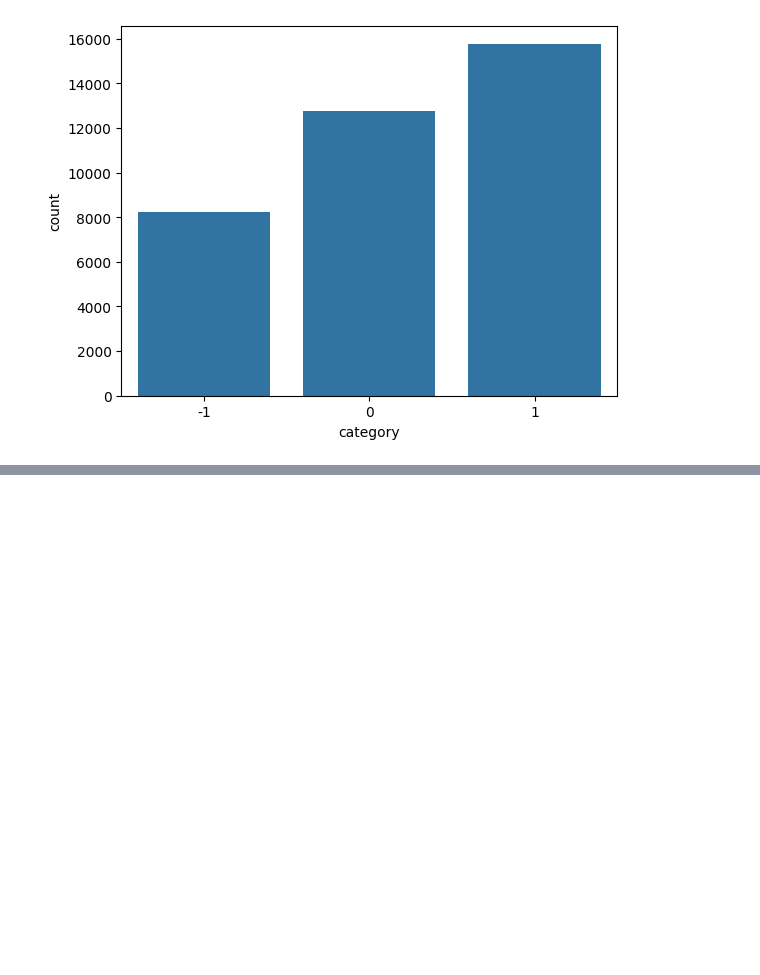
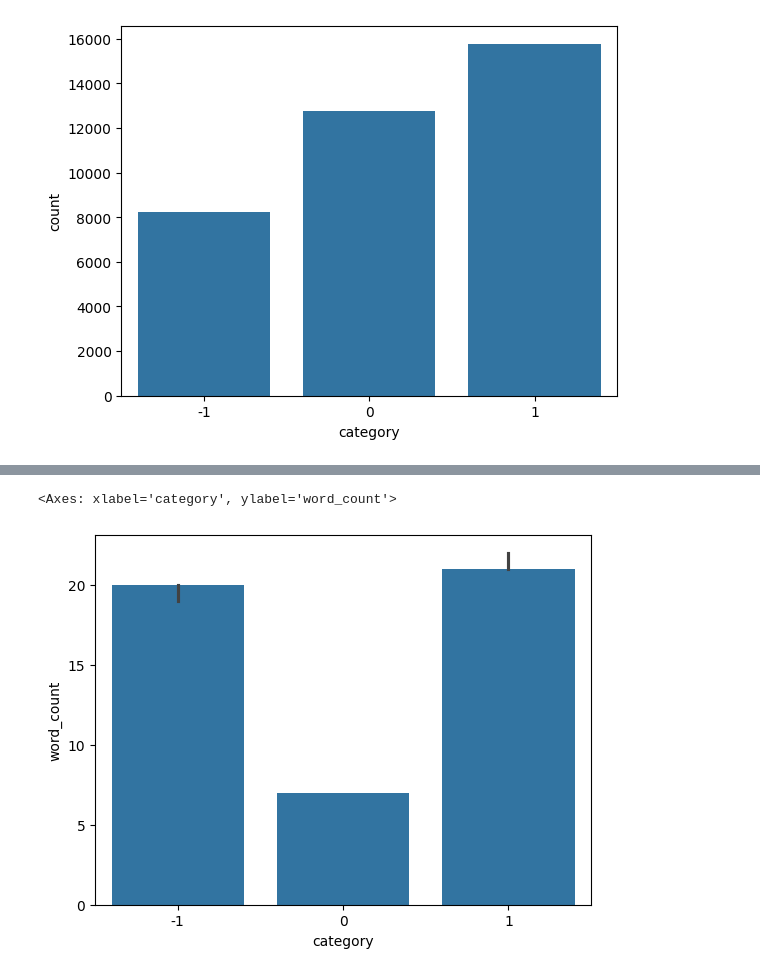
Before and after one commit to Kazeem-Bello/YouTube-Comment-Sentiment-Analysis, a Jupyter notebook: notebook/EDA.ipynb, the cells around one changed output, grey strips where cells are left out. Cells and saved outputs as stored; diff of their text form; code cells hidden in the pictures; blank space fills up the shorter version.

```diff
--- a/notebook/EDA.ipynb
+++ b/notebook/EDA.ipynb
@@ -169,0 +241,7 @@ plot = sns.countplot(data = data, x = "category")
+# %%
+# median word count among sentiments
+
+sns.barplot(data, x = "category", y = "word_count", estimator = "median")
+# %% [output]
+<Axes: xlabel='category', ylabel='word_count'>
+[figure, added]
```
Also changed, not shown: parts of 40 cells of this notebook.
